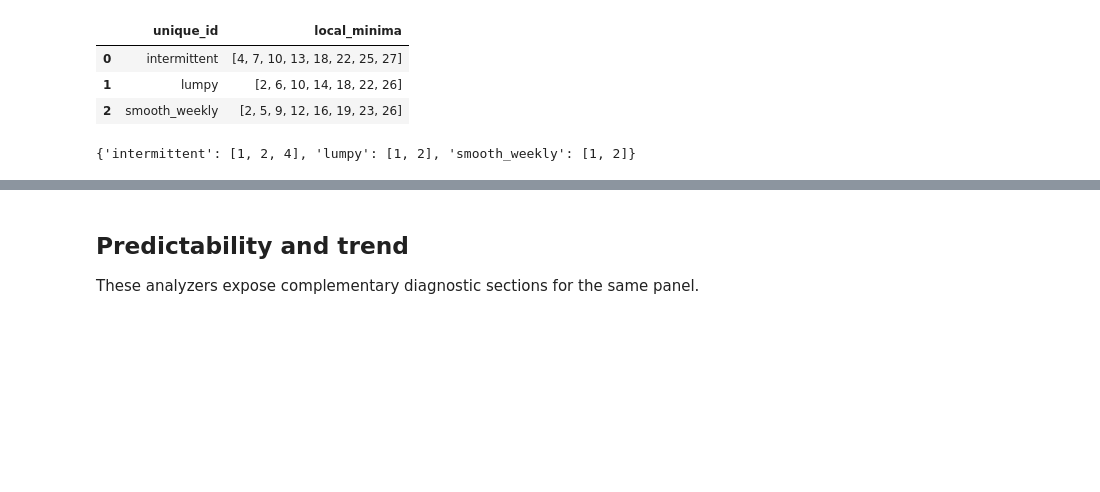
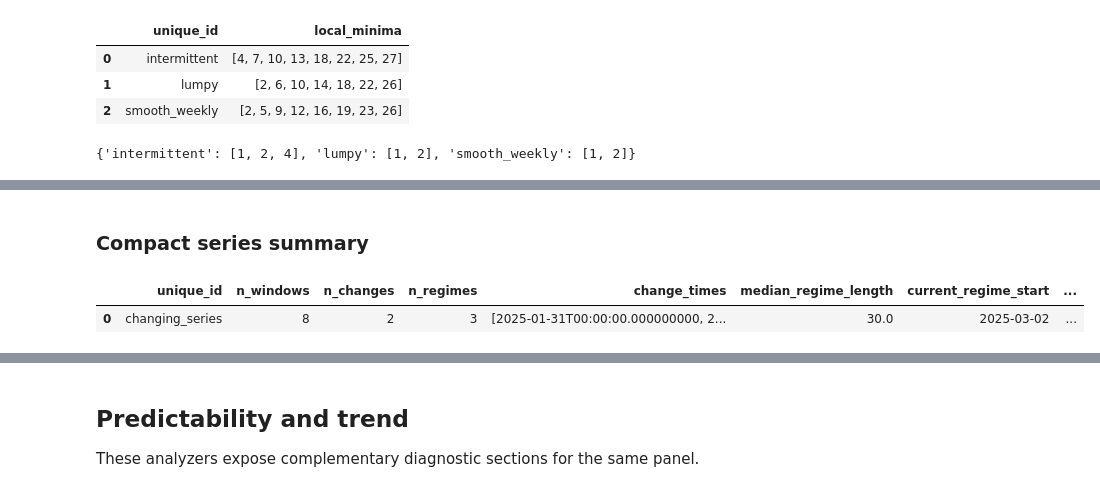
Before and after one commit to heylucasleao/tinyshift, a Jupyter notebook: tinyshift/examples/diagnostic.ipynb, the cells around one changed output, grey strips where cells are left out. Cells and saved outputs as stored; diff of their text form; code cells hidden in the pictures; blank space fills up the shorter version.

```diff
--- a/tinyshift/examples/diagnostic.ipynb
+++ b/tinyshift/examples/diagnostic.ipynb
@@ -141,0 +169,7 @@ pami.lags(mode="short", short=2, fallback=1)
+# %% [markdown]
+### Compact series summary
+# %%
+stability.summary()
+# %% [output]
+|  | unique_id | n_windows | n_changes | n_regimes | change_times | median_regime_length | current_regime_start | ... |
+| 0 | changing_series | 8 | 2 | 3 | [2025-01-31T00:00:00.000000000, 2... | 30.0 | 2025-03-02 | ... |
```
Also changed, not shown: parts of 9 cells of this notebook, 7 other files.
